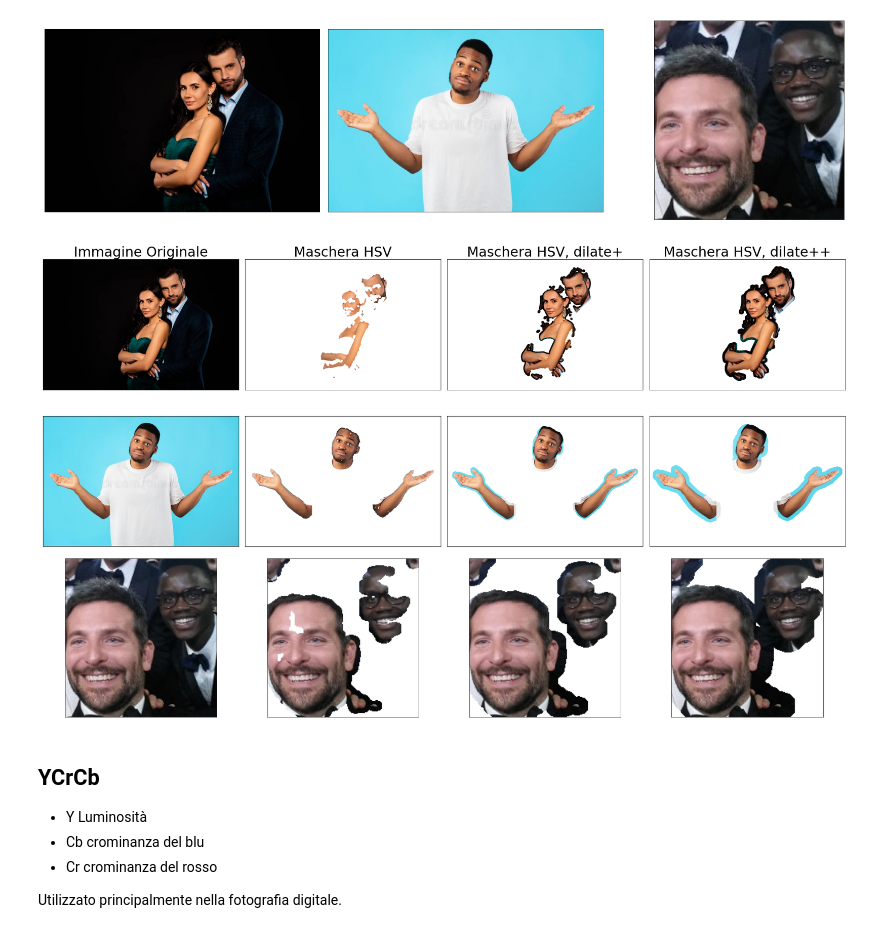
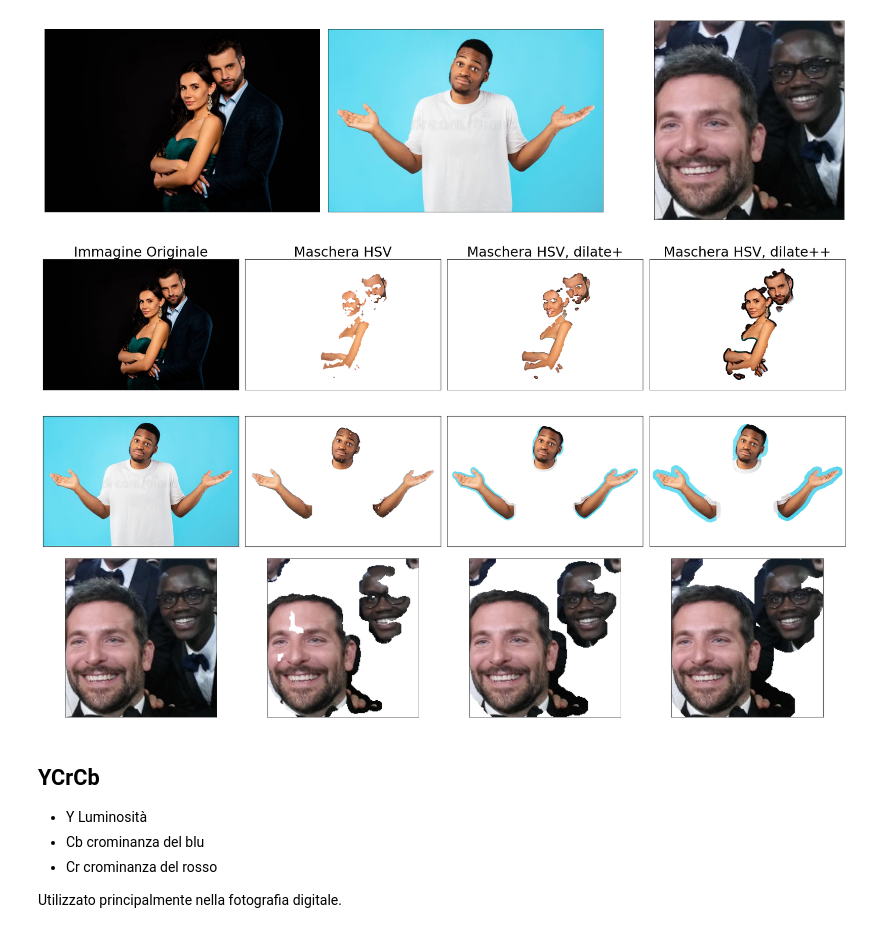
Before and after one commit to Wooler97/Skin-Detection, a Jupyter notebook: SkinDetection.ipynb, the cells around one changed output. Drawn from its saved outputs; the diff is of its cells as text; code cells hidden in the pictures.

```diff
--- a/SkinDetection.ipynb
+++ b/SkinDetection.ipynb
@@ -181,10 +181,10 @@ kernel = cv2.getStructuringElement(cv2.MORPH_ELLIPSE, (11, 11))
 skinMask = cv2.erode(skinMask, kernel, iterations = 1)
 skinMask = cv2.dilate(skinMask, kernel, iterations = 0)
 
-skinMask2 = cv2.erode(skinMask2, kernel, iterations = 0)
+skinMask2 = cv2.erode(skinMask2, kernel, iterations = 1)
 skinMask2 = cv2.dilate(skinMask2, kernel, iterations = 1)
 
-skinMask3 = cv2.erode(skinMask3, kernel, iterations = 0)
+skinMask3 = cv2.erode(skinMask3, kernel, iterations = 1)
 skinMask3 = cv2.dilate(skinMask3, kernel, iterations = 2)
 
 #filtri morfologici (erodi per gli occhi e narici, dilata per prendere più pixel) (2)
@@ -233,34 +233,34 @@ skin6 = cv2.bitwise_not(img2, mask = skinMask6)
 skin6 = cv2.bitwise_not(skin6, mask = None)
 skin6 = cv2.cvtColor(skin6, cv2.COLOR_BGR2RGB)
 
 #applicazione della maschera tramite il bitwise (3)
 skin7 = cv2.bitwise_not(img4, mask = skinMask7)
 skin7 = cv2.bitwise_not(skin7, mask = None)
 skin7 = cv2.cvtColor(skin7, cv2.COLOR_BGR2RGB)
 
 skin8 = cv2.bitwise_not(img4, mask = skinMask8)
 skin8 = cv2.bitwise_not(skin8, mask = None)
 skin8 = cv2.cvtColor(skin8, cv2.COLOR_BGR2RGB)
 
 skin9 = cv2.bitwise_not(img4, mask = skinMask9)
 skin9 = cv2.bitwise_not(skin9, mask = None)
 skin9 = cv2.cvtColor(skin9, cv2.COLOR_BGR2RGB)
 
 
 titles = ['Immagine Originale', 'Maschera HSV', 'Maschera HSV, dilate+', 'Maschera HSV, dilate++', '','','','','','','','']
 images = [RGB_img, skin, skin2, skin3,
           RGB_img3, skin4, skin5, skin6,
           RGB_img5, skin7, skin8, skin9]
 
 plt.figure(figsize=(25,15))
 for i in range(12):
     plt.subplot(3,4,i+1),plt.imshow(images[i],'gray')
     plt.title(titles[i], fontsize = 30)
     plt.xticks([]),plt.yticks([])
 plt.tight_layout()
 plt.show()
 # %% [output]
-[figure, old version]
+[figure, new version]
 # %% [markdown]
 ## YCrCb
 - Y Luminosità
```
Also changed, not shown: parts of 1 cell of this notebook.
